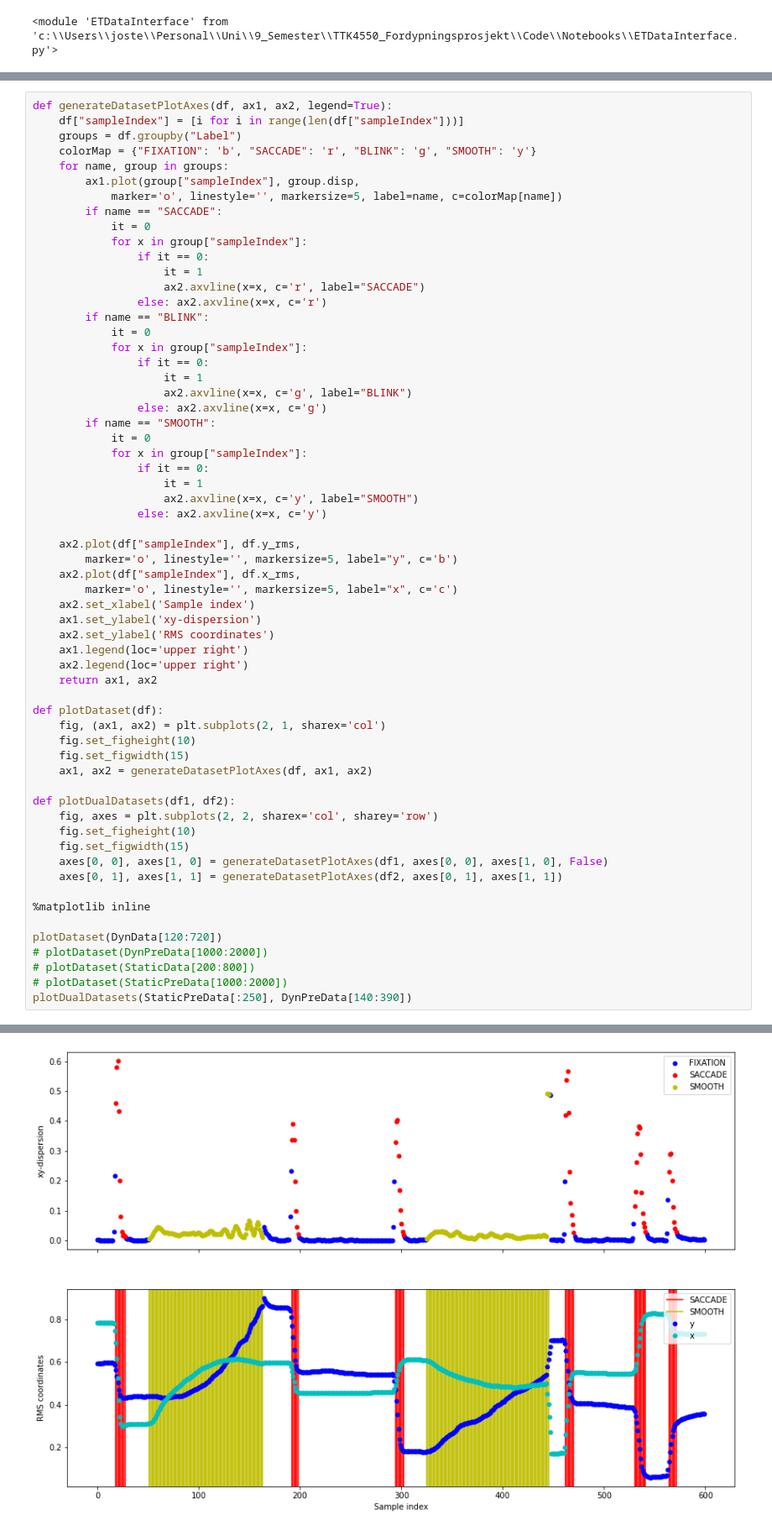
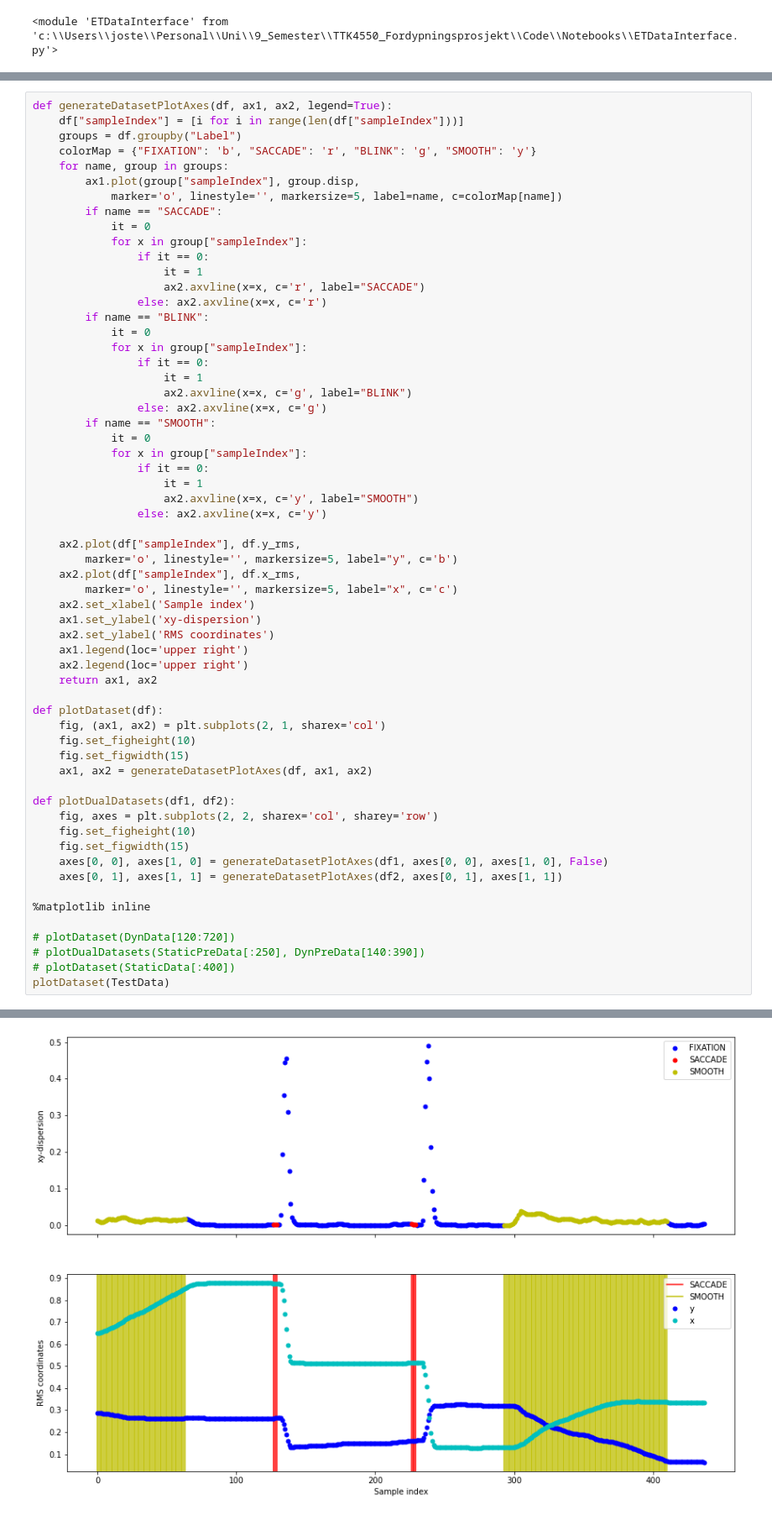
Before and after one commit to JLysberg/TTK4550-SpecializationProject, a Jupyter notebook: Code/Notebooks/Datasets.ipynb, the cells around one changed output, grey strips where cells are left out. Shown: that part at 84% size. Saved outputs shown, nothing was run; the diff lists cells and outputs as text.

Commit message:
Record more data and produce classification results

```diff
--- a/Code/Notebooks/Datasets.ipynb
+++ b/Code/Notebooks/Datasets.ipynb
@@ -97,9 +97,8 @@ def plotDualDatasets(df1, df2):
 
 %matplotlib inline
 
-plotDataset(DynData[120:720])
-# plotDataset(DynPreData[1000:2000])
-# plotDataset(StaticData[200:800])
-# plotDataset(StaticPreData[1000:2000])
-plotDualDatasets(StaticPreData[:250], DynPreData[140:390])
+# plotDataset(DynData[120:720])
+# plotDualDatasets(StaticPreData[:250], DynPreData[140:390])
+# plotDataset(StaticData[:400])
+plotDataset(TestData)
 # %% [output]
@@ -121 +105 @@ See the caveats in the documentation: https://pandas.pydata.org/pandas-docs/stab
-[figure, old version]
+[figure, new version]
```
Also changed, not shown: parts of 2 cells of this notebook, 50 other files.
